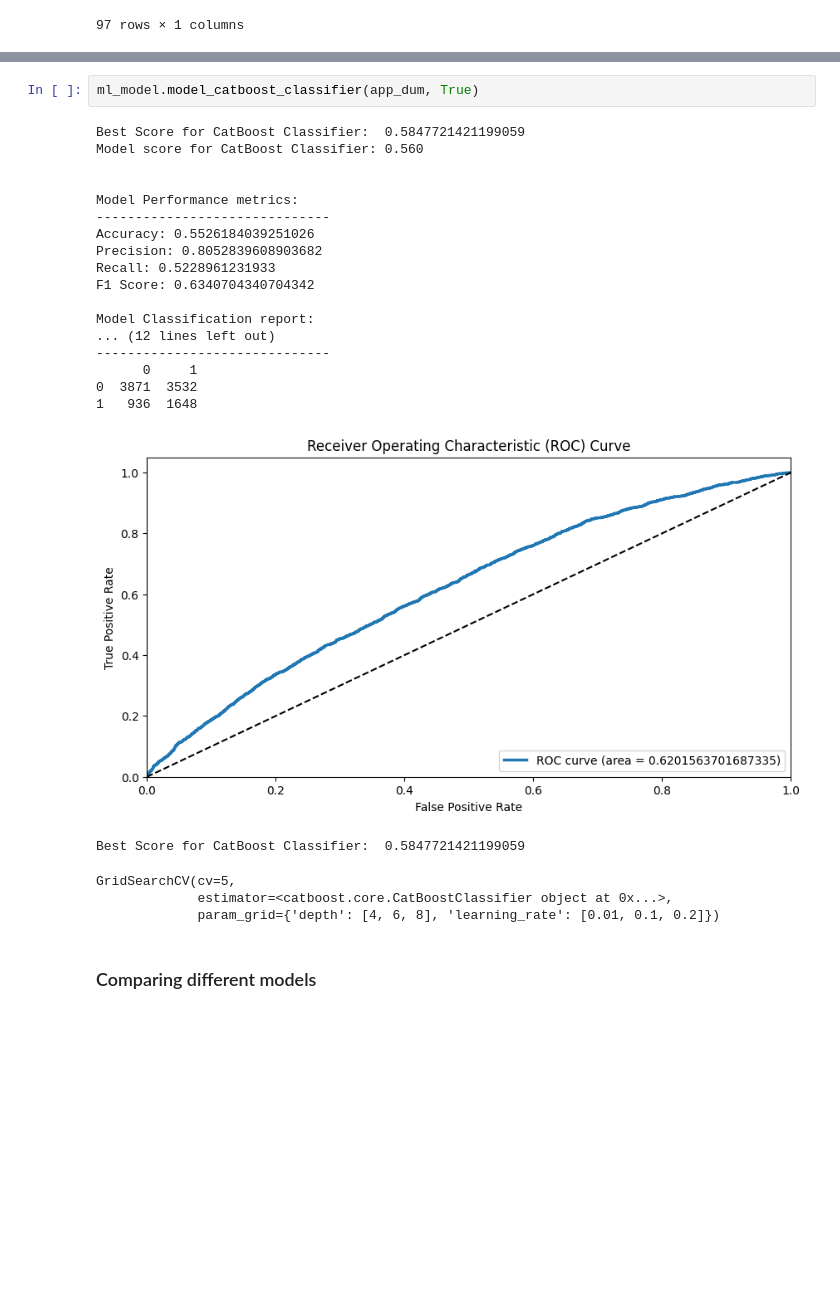
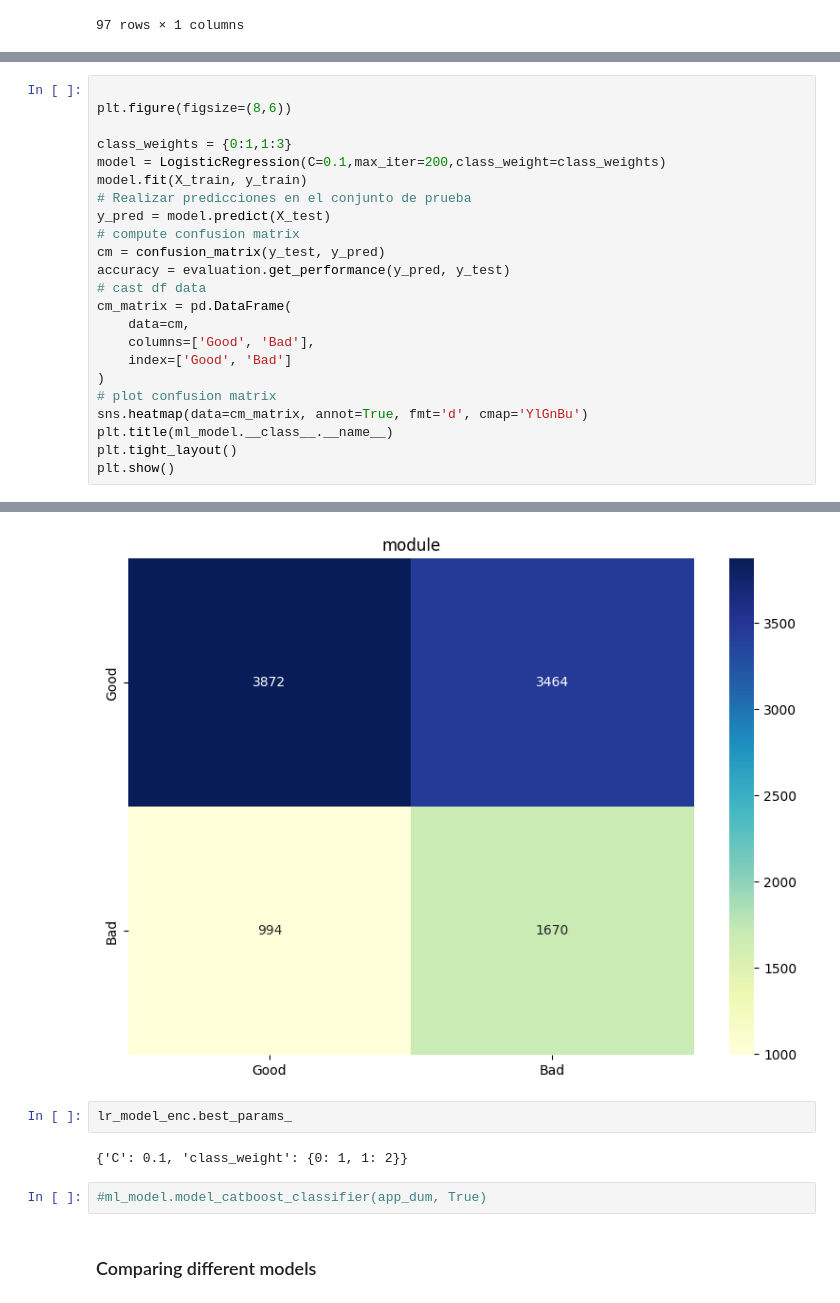
Before and after one commit to tutecode/credit-risk-analysis, a Jupyter notebook: src/notebooks/model.ipynb, the cells around one changed output, grey strips where cells are left out. Cells and saved outputs as stored; diff of their text form; blank space fills up the shorter version.

Commit message:
update set of models

```diff
--- a/src/notebooks/model.ipynb
+++ b/src/notebooks/model.ipynb
@@ -145,0 +175,24 @@ Best Score for Logistic Regression:  0.5870711812692583
+# %%
+
+plt.figure(figsize=(8,6))
+
+class_weights = {0:1,1:3}
+model = LogisticRegression(C=0.1,max_iter=200,class_weight=class_weights)
+model.fit(X_train, y_train)
+# Realizar predicciones en el conjunto de prueba
+y_pred = model.predict(X_test)
+# compute confusion matrix
+cm = confusion_matrix(y_test, y_pred)
+accuracy = evaluation.get_performance(y_pred, y_test)
+# cast df data
+cm_matrix = pd.DataFrame(
+    data=cm,
+    columns=['Good', 'Bad'],
+    index=['Good', 'Bad']
+)
+# plot confusion matrix
+sns.heatmap(data=cm_matrix, annot=True, fmt='d', cmap='YlGnBu')
+plt.title(ml_model.__class__.__name__)
+plt.tight_layout()
+plt.show()
+# %% [output]
@@ -146,27 +216,9 @@ Best Score for Logistic Regression:  0.5870711812692583
+[figure, added]
+# %%
+lr_model_enc.best_params_
+# %% [output]
+{'C': 0.1, 'class_weight': {0: 1, 1: 2}}
 # %%
-ml_model.model_catboost_classifier(app_dum, True)
+#ml_model.model_catboost_classifier(app_dum, True)
-# %% [output]
-Best Score for CatBoost Classifier:  0.5847721421199059
-Model score for CatBoost Classifier: 0.560
-
-
-Model Performance metrics:
-------------------------------
-Accuracy: 0.5526184039251026
-Precision: 0.8052839608903682
-Recall: 0.5228961231933
-F1 Score: 0.6340704340704342
-
-Model Classification report:
-... (12 lines left out)
-------------------------------
-      0     1
-0  3871  3532
-1   936  1648
-[figure, removed]
-Best Score for CatBoost Classifier:  0.5847721421199059
-GridSearchCV(cv=5,
-             estimator=<catboost.core.CatBoostClassifier object at 0x...>,
-             param_grid={'depth': [4, 6, 8], 'learning_rate': [0.01, 0.1, 0.2]})
 # %% [markdown]
 ### Comparing different models
```
Also changed, not shown: parts of 8 cells of this notebook, 8 other files.
